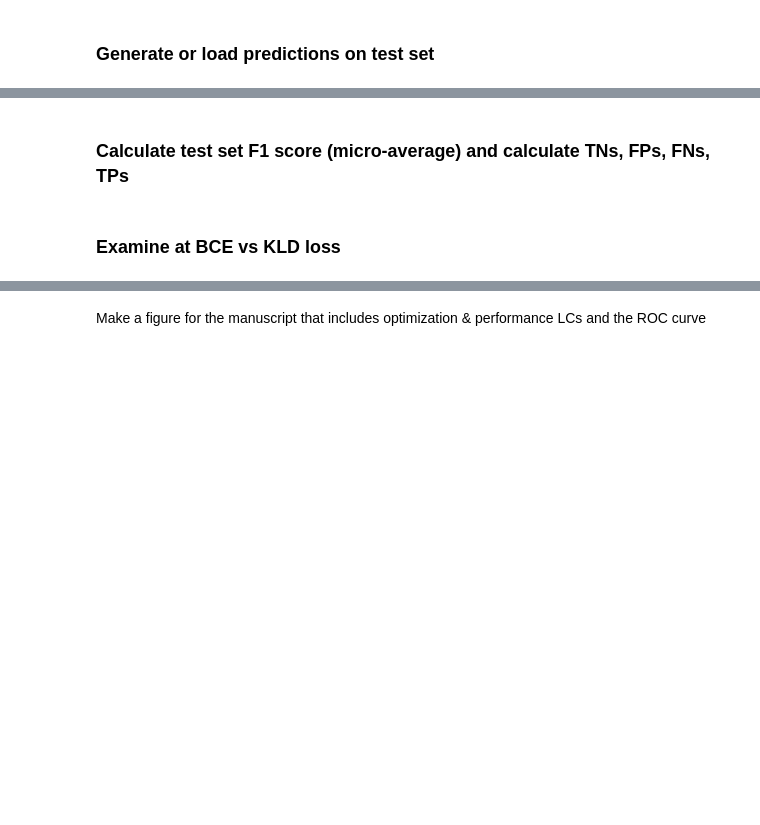
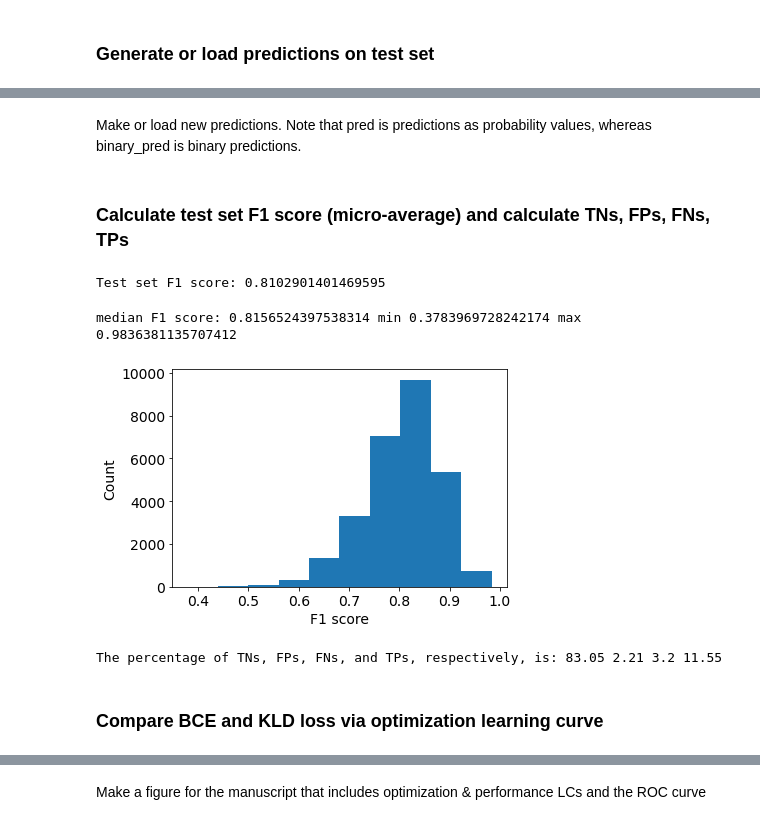
Before and after one commit to natasha-dudek/DeepGenomeVector, a Jupyter notebook: main.ipynb, the cells around one changed output, grey strips where cells are left out. Cells and saved outputs as stored; diff of their text form; code cells hidden in the pictures; blank space fills up the shorter version.

```diff
--- a/main.ipynb
+++ b/main.ipynb
@@ -243,19 +246,3 @@ if train_from_scratch:
                          train_f1s, test_f1s, model)
 # %% [markdown]
 To load a model:
-# %%
-load_model = False
-version = "10mod"
-
-if load_model:
-    from genome_embeddings import models
-    n_features = int(corrupted_train.shape[1]/2)
-    model = models.VariationalAutoEncoder(n_features, 3)
-    model.load_state_dict(torch.load(BASE_DIR+"final_"+version+"_model.pt"))
-    train_losses = torch.load(BASE_DIR+"final_"+version+"_train_losses.pt")
-    test_losses = torch.load(BASE_DIR+"final_"+version+"_test_losses.pt")
-    #train_f1s = torch.load(BASE_DIR+"final_"+version+"_train_f1s.pt")
-    train_f1s = torch.load(BASE_DIR+"FINAL_train_f1s.pt")
-    test_f1s = torch.load(BASE_DIR+"final_"+version+"_test_f1s.pt")
-    bce = torch.load(BASE_DIR+"final_"+version+"_bce.pt")
-    kld = torch.load(BASE_DIR+"final_"+version+"_kld.pt")
@@ -287,8 +261,28 @@ else:
+# %%
+# Remember model was trained using file specified in config / data
+num_features = data.num_features
+corrupted_test = data.test_data[:,:num_features]
+uncorrupted_test = data.test_data[:,num_features:]
+tnum_to_tax = pre_process.make_tnum_to_tax(train_tax_dict, test_tax_dict, tla_to_tnum)
+# %% [markdown]
+Make or load new predictions. Note that pred is predictions as probability values, whereas binary_pred is binary predictions.
+# %%
+new_preds = False # make new predictions (True) or load ones from file (False)
+
+binarizer_threshold = 0.5
+name = BASE_DIR+"VAE_2021-12-19-21-35-44_10mods" # name of file to save or load
+
+pred, binary_pred = evaluate.make_pred(new_preds, model, corrupted_test, binarizer_threshold, name)
 # %% [markdown]
 ### Calculate test set F1 score (micro-average) and calculate TNs, FPs, FNs, TPs
 # %%
-f1 = sk.metrics.f1_score(uncorrupted, binary_pred, zero_division=0, average='micro')
+f1 = sk.metrics.f1_score(uncorrupted_test, binary_pred, zero_division=0, average='micro')
 print("Test set F1 score:",f1)
+# %% [output]
+Test set F1 score: 0.8102901401469595
 # %%
-f1s, fig = evaluate.test_f1s(uncorrupted, binary_pred)
-plt.savefig(BASE_DIR+"f1_dist.pdf", bbox_inches='tight')
+f1s, fig = evaluate.test_f1s(uncorrupted_test, binary_pred)
+#plt.savefig(BASE_DIR+"f1_dist.pdf", bbox_inches='tight')
+# %% [output]
+median F1 score: 0.8156524397538314 min 0.3783969728242174 max 0.9836381135707412
+[figure, added]
@@ -302,2 +289,6 @@ print(The percentage of TNs, FPs, FNs, and TPs, respectively, is: %s, %s, %s, %s
+# %%
+tns, fps, fns, tps = evaluate.confusion(uncorrupted_test, binary_pred)
+# %% [output]
+The percentage of TNs, FPs, FNs, and TPs, respectively, is: 83.05 2.21 3.2 11.55
 # %% [markdown]
-### Examine at BCE vs KLD loss
+### Compare BCE and KLD loss via optimization learning curve
```
Also changed, not shown: parts of 271 cells of this notebook, 12 other files.
